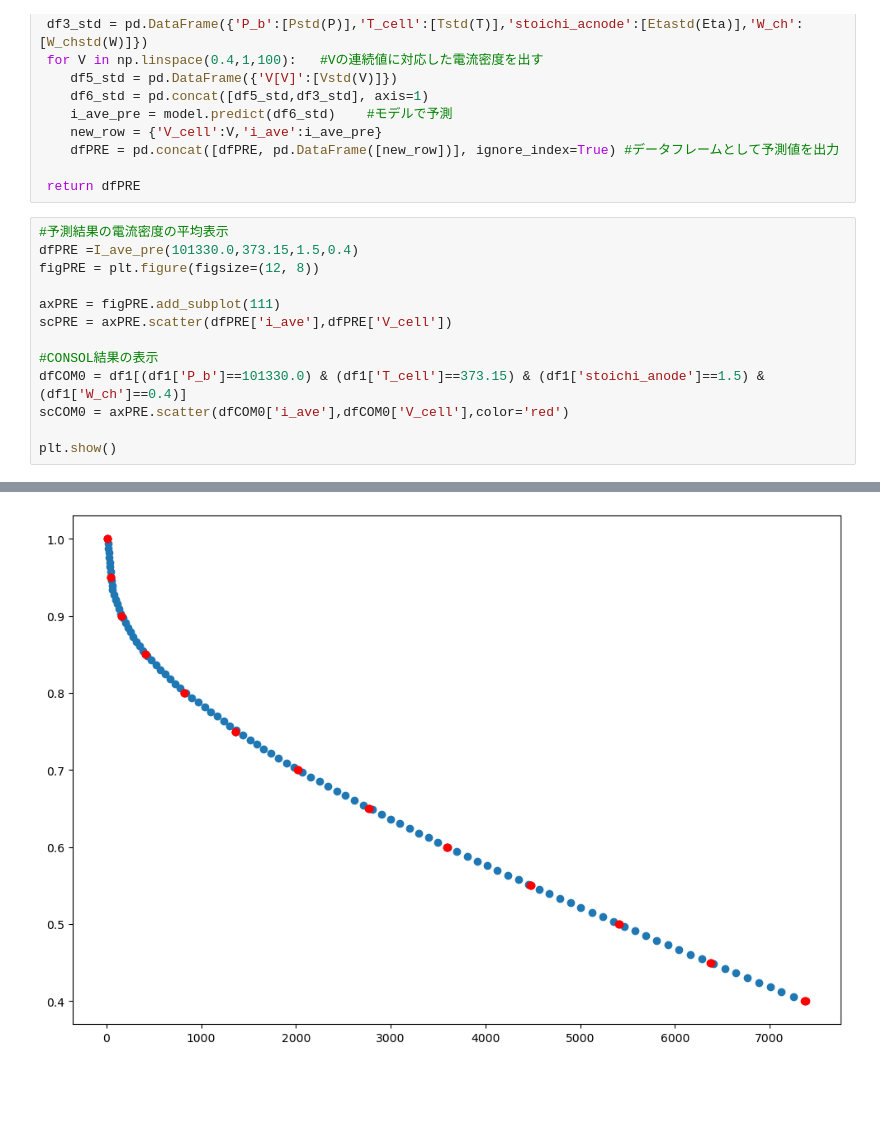
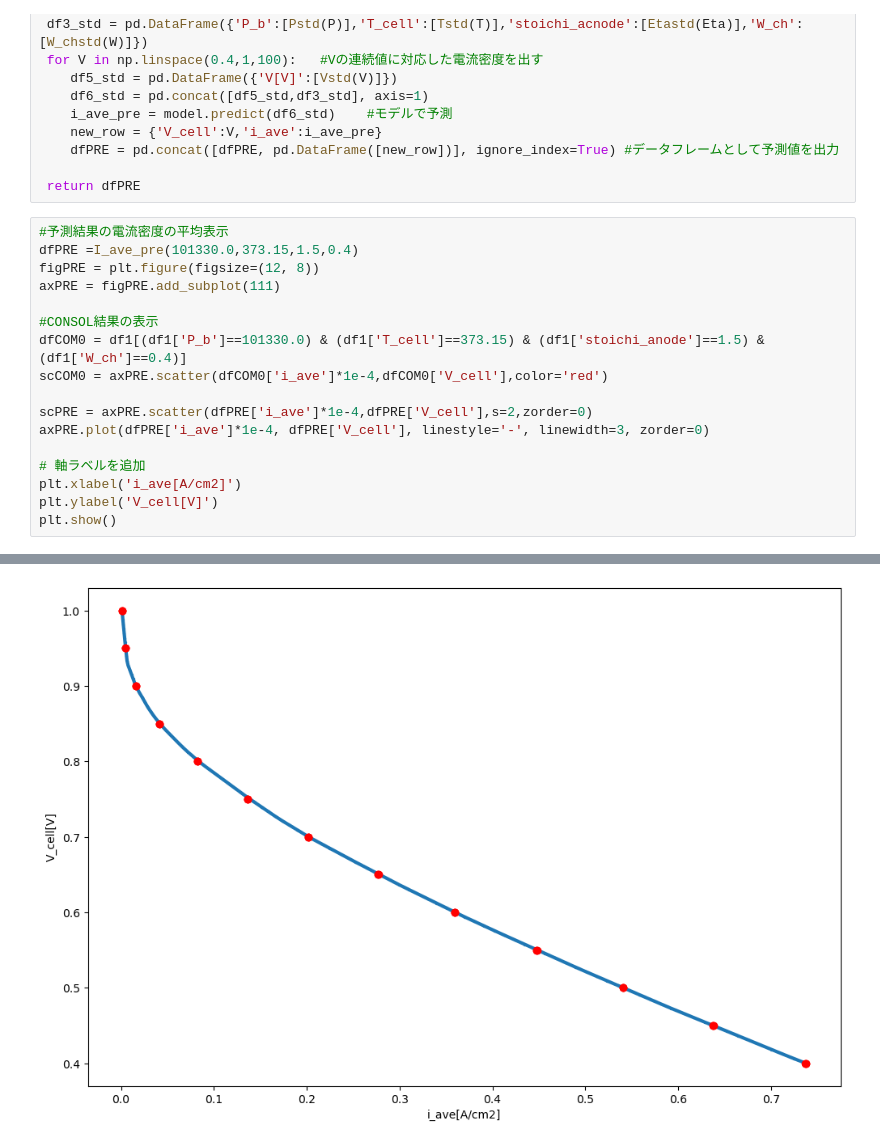
Before and after one commit to OkaHaruya/Oka-fcsl, a Jupyter notebook: ANOVA_24-3-21/Result_CD_OA.ipynb, the cells around one changed output, grey strips where cells are left out. Drawn from its saved outputs; the diff is of its cells as text; blank space fills up the shorter version.

```diff
--- a/ANOVA_24-3-21/Result_CD_OA.ipynb
+++ b/ANOVA_24-3-21/Result_CD_OA.ipynb
@@ -118,13 +112,17 @@ def I_ave_pre(P,T,Eta,W):
 #予測結果の電流密度の平均表示
 dfPRE =I_ave_pre(101330.0,373.15,1.5,0.4)
 figPRE = plt.figure(figsize=(12, 8))
-
 axPRE = figPRE.add_subplot(111)
-scPRE = axPRE.scatter(dfPRE['i_ave'],dfPRE['V_cell'])
 
 #CONSOL結果の表示
 dfCOM0 = df1[(df1['P_b']==101330.0) & (df1['T_cell']==373.15) & (df1['stoichi_anode']==1.5) &  (df1['W_ch']==0.4)]
-scCOM0 = axPRE.scatter(dfCOM0['i_ave'],dfCOM0['V_cell'],color='red')
+scCOM0 = axPRE.scatter(dfCOM0['i_ave']*1e-4,dfCOM0['V_cell'],color='red')
 
+scPRE = axPRE.scatter(dfPRE['i_ave']*1e-4,dfPRE['V_cell'],s=2,zorder=0)
+axPRE.plot(dfPRE['i_ave']*1e-4, dfPRE['V_cell'], linestyle='-', linewidth=3, zorder=0)
+
+# 軸ラベルを追加
+plt.xlabel('i_ave[A/cm2]')
+plt.ylabel('V_cell[V]')
 plt.show()
 # %% [output]
@@ -149 +147 @@ plt.show()
-[figure, old version]
+[figure, new version]
```
Also changed, not shown: parts of 3 cells of this notebook, 6 other files.
